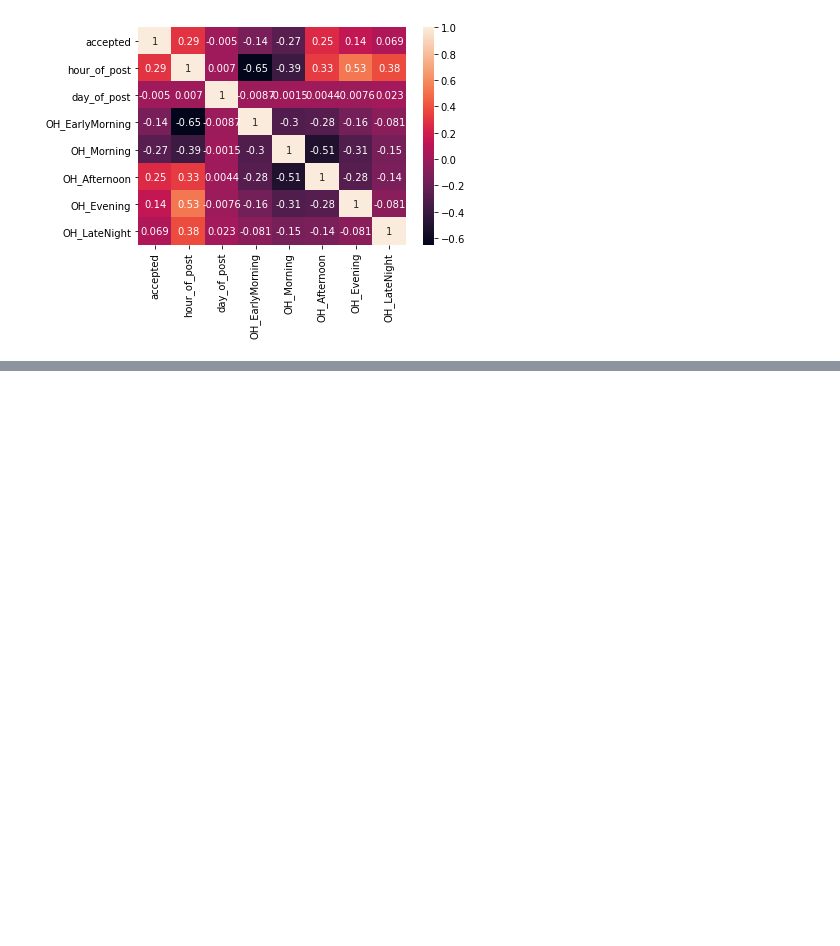
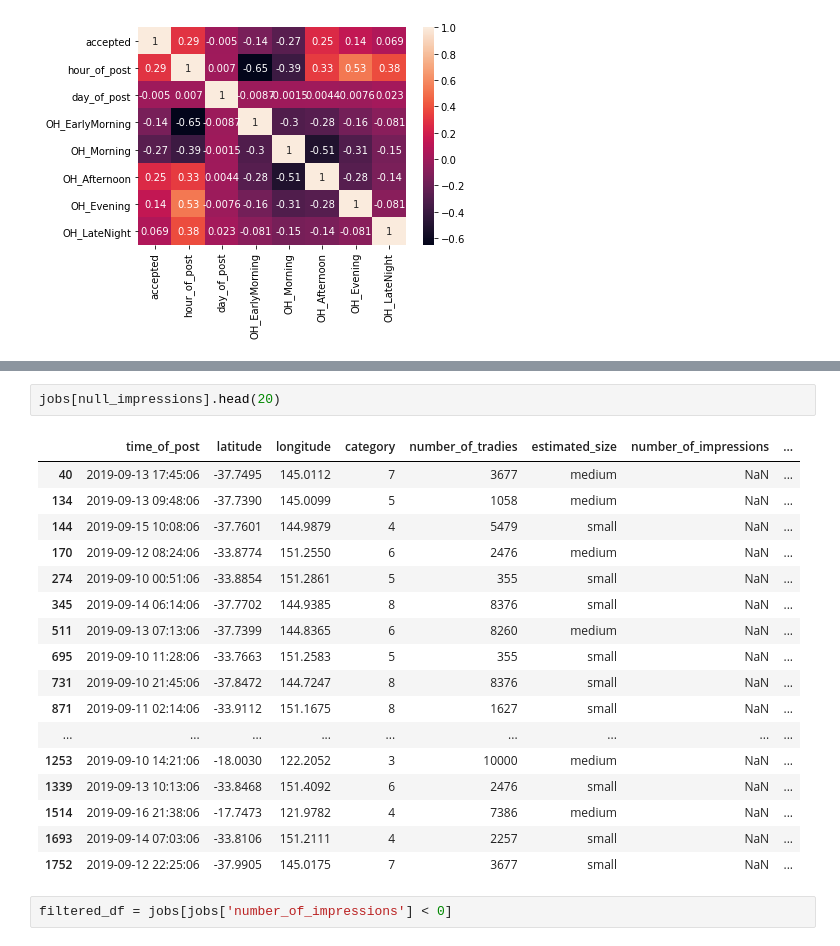
Before and after one commit to arsedianivan/hipages_tasks, a Jupyter notebook: HipagesEDA.ipynb, the cells around one changed output, grey strips where cells are left out. Saved outputs shown, nothing was run; the diff lists cells and outputs as text; blank space fills up the shorter version.

```diff
--- a/HipagesEDA.ipynb
+++ b/HipagesEDA.ipynb
@@ -312,0 +367,22 @@ plt.show()
+# %%
+jobs[null_impressions].head(20)
+# %% [output]
+|  | time_of_post | latitude | longitude | category | number_of_tradies | estimated_size | number_of_impressions | ... |
+| 40 | 2019-09-13 17:45:06 | -37.7495 | 145.0112 | 7 | 3677 | medium | NaN | ... |
+| 134 | 2019-09-13 09:48:06 | -37.7390 | 145.0099 | 5 | 1058 | medium | NaN | ... |
+| 144 | 2019-09-15 10:08:06 | -37.7601 | 144.9879 | 4 | 5479 | small | NaN | ... |
+| 170 | 2019-09-12 08:24:06 | -33.8774 | 151.2550 | 6 | 2476 | medium | NaN | ... |
+| 274 | 2019-09-10 00:51:06 | -33.8854 | 151.2861 | 5 | 355 | small | NaN | ... |
+| 345 | 2019-09-14 06:14:06 | -37.7702 | 144.9385 | 8 | 8376 | small | NaN | ... |
+| 511 | 2019-09-13 07:13:06 | -37.7399 | 144.8365 | 6 | 8260 | medium | NaN | ... |
+| 695 | 2019-09-10 11:28:06 | -33.7663 | 151.2583 | 5 | 355 | small | NaN | ... |
+| 731 | 2019-09-10 21:45:06 | -37.8472 | 144.7247 | 8 | 8376 | small | NaN | ... |
+| 871 | 2019-09-11 02:14:06 | -33.9112 | 151.1675 | 8 | 1627 | small | NaN | ... |
+| ... | ... | ... | ... | ... | ... | ... | ... | ... |
+| 1253 | 2019-09-10 14:21:06 | -18.0030 | 122.2052 | 3 | 10000 | medium | NaN | ... |
+| 1339 | 2019-09-13 10:13:06 | -33.8468 | 151.4092 | 6 | 2476 | small | NaN | ... |
+| 1514 | 2019-09-16 21:38:06 | -17.7473 | 121.9782 | 4 | 7386 | medium | NaN | ... |
+| 1693 | 2019-09-14 07:03:06 | -33.8106 | 151.2111 | 4 | 2257 | small | NaN | ... |
+| 1752 | 2019-09-12 22:25:06 | -37.9905 | 145.0175 | 7 | 3677 | small | NaN | ... |
+# %%
+filtered_df = jobs[jobs['number_of_impressions'] < 0]
```
Also changed, not shown: parts of 19 cells of this notebook.
